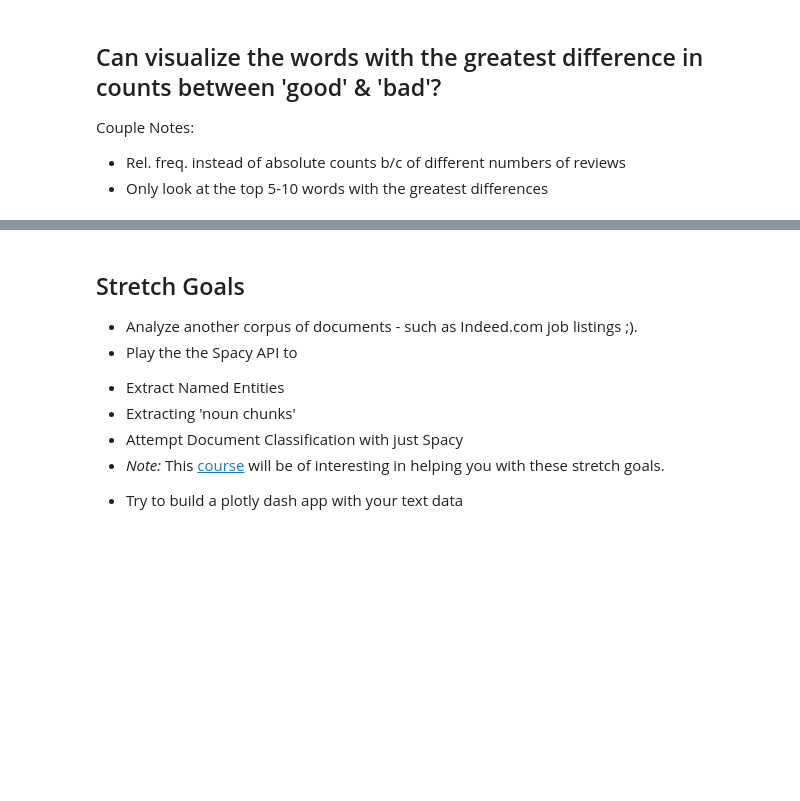
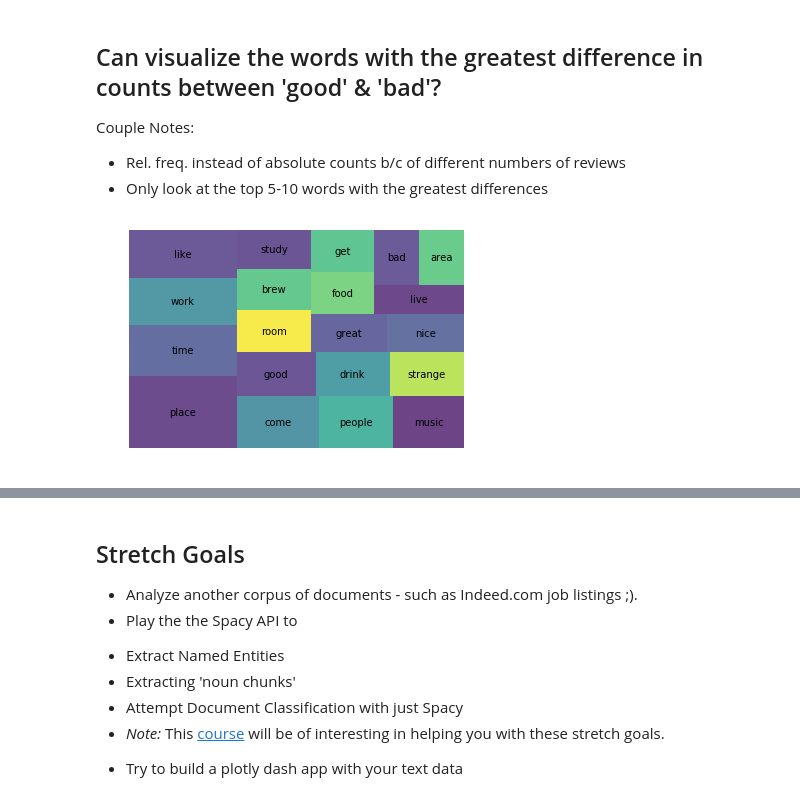
Before and after one commit to Jaydenzk/DS-Unit-4-Sprint-1-NLP, a Jupyter notebook: module1-text-data/LS_DS_411_Text_Data_Assignment.ipynb, the cells around one changed output, grey strips where cells are left out. Saved outputs shown, nothing was run; the diff lists cells and outputs as text; code cells hidden in the pictures; blank space fills up the shorter version.

```diff
--- a/module1-text-data/LS_DS_411_Text_Data_Assignment.ipynb
+++ b/module1-text-data/LS_DS_411_Text_Data_Assignment.ipynb
@@ -300,3 +300,11 @@ good_reviews.head(), good_wc.head()
 Couple Notes:
 - Rel. freq. instead of absolute counts b/c of different numbers of reviews
 - Only look at the top 5-10 words with the greatest differences
+# %%
+wc_top20 = bad_wc[bad_wc['rank'] <= 20]
+
+squarify.plot(sizes=wc_top20['pct_total'], label=wc_top20['word'], alpha=.8 )
+plt.axis('off')
+plt.show()
+# %% [output]
+[figure, added]
```
Also changed, not shown: parts of 1 cell of this notebook.
